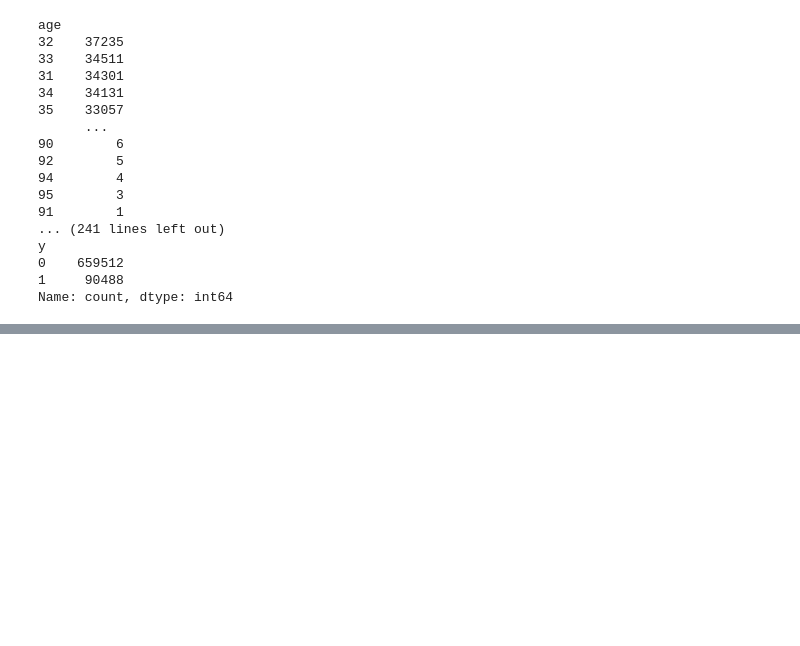
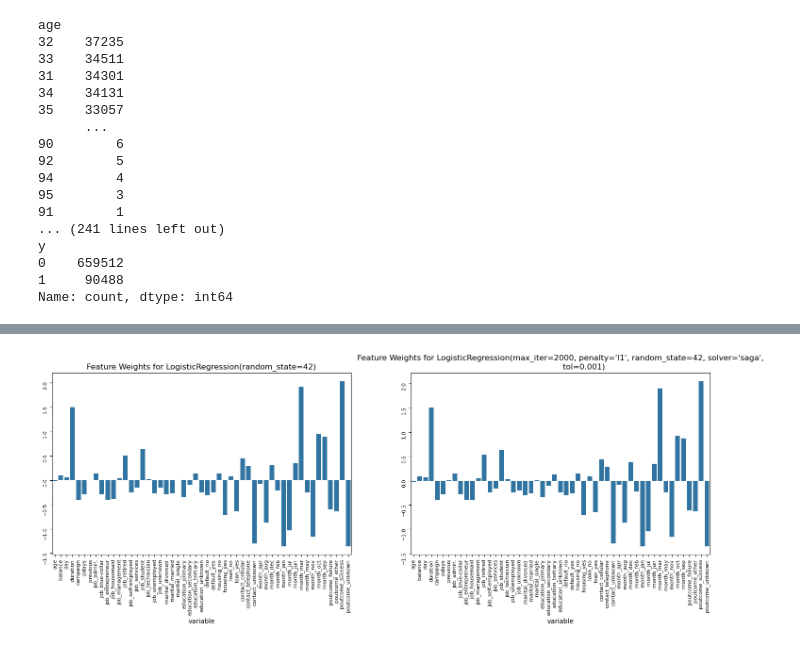
Before and after one commit to d-llen/Kaggle-PG_S5E8, a Jupyter notebook: model.ipynb, the cells around one changed output, grey strips where cells are left out. Saved outputs shown, nothing was run; the diff lists cells and outputs as text; code cells hidden in the pictures; blank space fills up the shorter version.

Commit message:
Feature Reduced Test

```diff
--- a/model.ipynb
+++ b/model.ipynb
@@ -131,0 +139,3 @@ from sklearn.model_selection import cr
+# %%
+test_encoded = pd.get_dummies(data=test, columns=categorical_cols, drop_first=False)
+test_encoded[numerical_cols] = scaler.fit_transform(test_encoded[numerical_cols])
@@ -159,0 +175,10 @@ F1 Score: 0.7173823408140425
+# %%
+X_enc = train_encoded.drop(columns=['y'])
+y_enc = train_encoded['y']
+
+X_train2, X_test2, y_train2, y_test2 = train_test_split(X_enc,y_enc,test_size=0.2)
+# %%
+LR = LogisticRegression(penalty='l2',max_iter=100,tol=1e-4,solver='lbfgs', random_state= 42).fit(X_train2,y_train2)
+
+pred_LR = LR.predict(X_test2)
+pred_prob_LR = LR.predict_proba(X_test2)
@@ -159,0 +201,5 @@ F1 Score: 0.7173823408140425
+# %%
+LR2 = LogisticRegression(penalty='l1',solver='saga',max_iter=2000, tol=1e-3, random_state= 42).fit(X_train2,y_train2)
+
+pred_LR2 = LR2.predict(X_test2)
+pred_prob_LR2 = LR2.predict_proba(X_test2)
@@ -159,0 +222,13 @@ F1 Score: 0.7173823408140425
+# %%
+encoded_cols = test_encoded.columns
+fig, axes = plt.subplots(nrows=1,ncols=2, figsize = (18,5))
+
+for ax, model in zip(axes, (LR,LR2)):
+    coefs = model.coef_[0]
+
+    sns.barplot(x=encoded_cols, y=coefs, ax= ax)
+    ax.set_title(f'Feature Weights for {model}')
+    ax.tick_params(rotation = 90, labelsize = 8)
+    ax.set_xlabel('variable')
+# %% [output]
+[figure, added]
```
Also changed, not shown: parts of 23 cells of this notebook, 6 other files.
